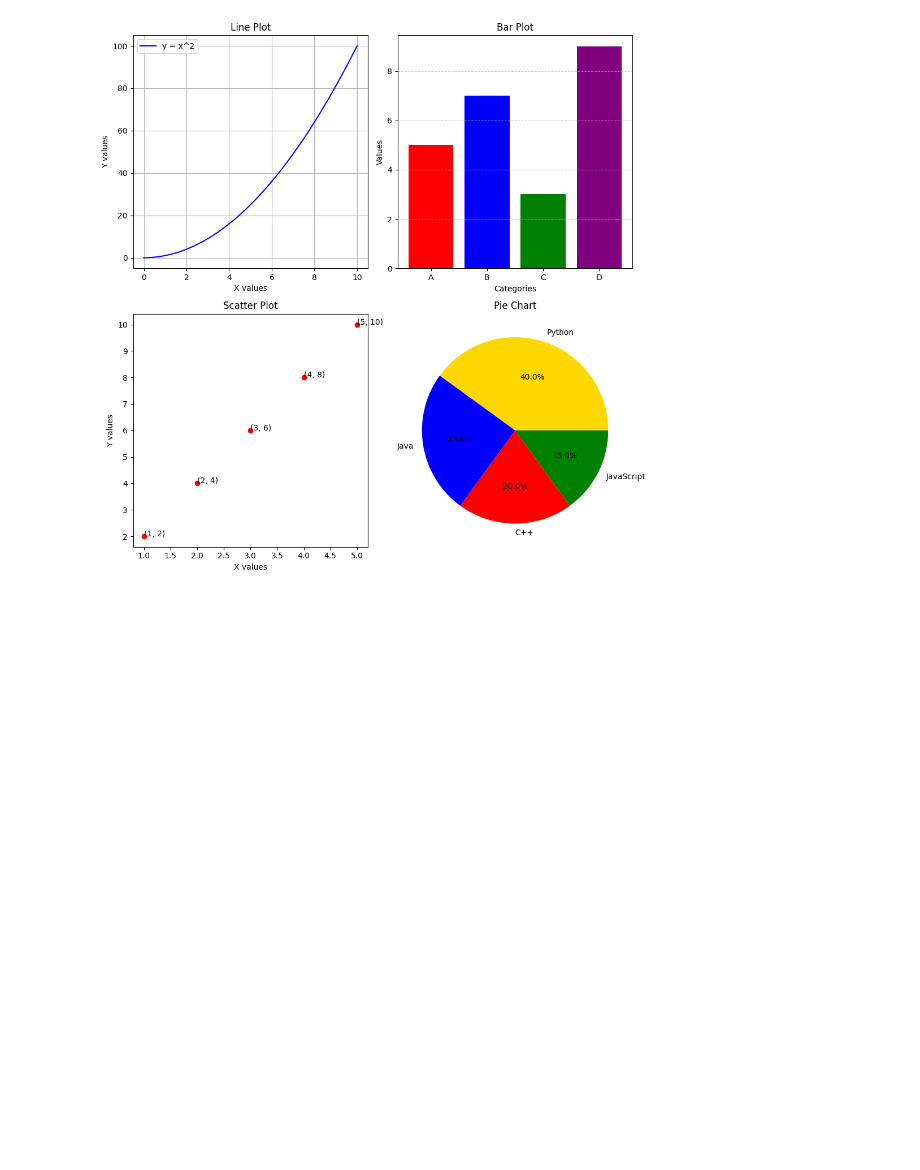
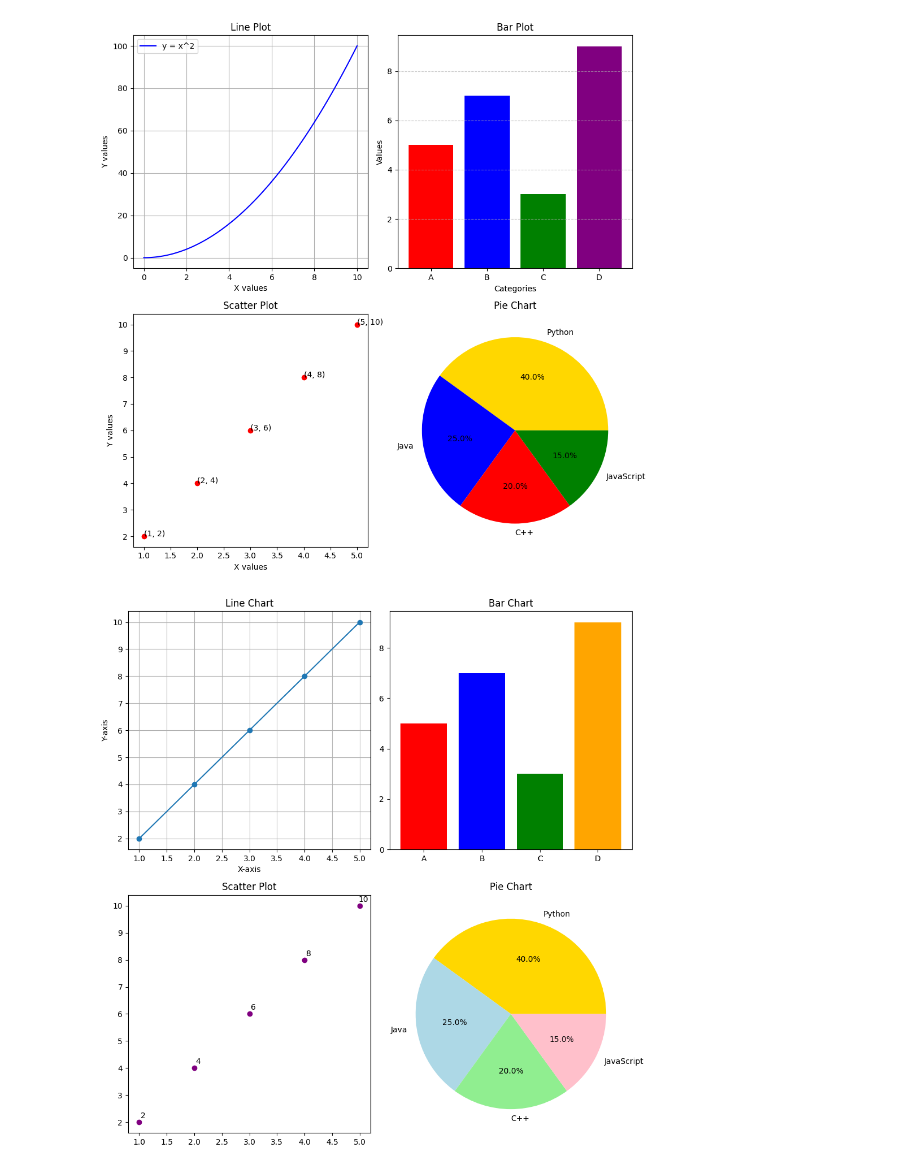
Before and after one commit to SharmishtaHebbar/python-jupyter-template, a Jupyter notebook: src/5-subplot.ipynb, the cells around one changed output. Cells and saved outputs as stored; diff of their text form; code cells hidden in the pictures; blank space fills up the shorter version.

```diff
--- a/src/5-subplot.ipynb
+++ b/src/5-subplot.ipynb
@@ -98,3 +98,60 @@ Mean: 0.44
 Median: 0.37
 Variance: 0.08
 [figure]
+# %%
+import matplotlib.pyplot as plt
+import numpy as np
+
+def validate_data(data, expected_length=None):
+    """Check if data is valid and meets expected criteria."""
+    if not isinstance(data, (list, np.ndarray)):
+        raise ValueError("Input data must be a list or numpy array.")
+    if expected_length and len(data) != expected_length:
+        raise ValueError(f"Input data must have exactly {expected_length} elements.")
+    if any(d is None for d in data):
+        raise ValueError("Input data contains None values.")
+
+# Data for subplots
+x = [1, 2, 3, 4, 5]
+y = [2, 4, 6, 8, 10]
+categories = ['A', 'B', 'C', 'D']
+values = [5, 7, 3, 9]
+labels = ['Python', 'Java', 'C++', 'JavaScript']
+sizes = [40, 25, 20, 15]
+
+# Validate input data
+validate_data(x)
+validate_data(y)
+validate_data(categories, 4)
+validate_data(values, 4)
+validate_data(labels, 4)
+validate_data(sizes, 4)
+
+# Create a 2x2 subplot layout
+fig, axes = plt.subplots(2, 2, figsize=(10, 10))
+
+# Line chart
+axes[0, 0].plot(x, y, marker='o', linestyle='-')
+axes[0, 0].set_title("Line Chart")
+axes[0, 0].set_xlabel("X-axis")
+axes[0, 0].set_ylabel("Y-axis")
+axes[0, 0].grid(True)
+
+# Bar chart
+axes[0, 1].bar(categories, values, color=['red', 'blue', 'green', 'orange'])
+axes[0, 1].set_title("Bar Chart")
+
+# Scatter plot
+axes[1, 0].scatter(x, y, color='purple')
+axes[1, 0].set_title("Scatter Plot")
+for i, txt in enumerate(y):
+    axes[1, 0].annotate(txt, (x[i], y[i]), textcoords="offset points", xytext=(5,5), ha='center')
+
+# Pie chart
+axes[1, 1].pie(sizes, labels=labels, autopct='%1.1f%%', colors=['gold', 'lightblue', 'lightgreen', 'pink'])
+axes[1, 1].set_title("Pie Chart")
+
+plt.tight_layout()
+plt.show()
+# %% [output]
+[figure, added]
```
Also changed, not shown: 11 other files.
